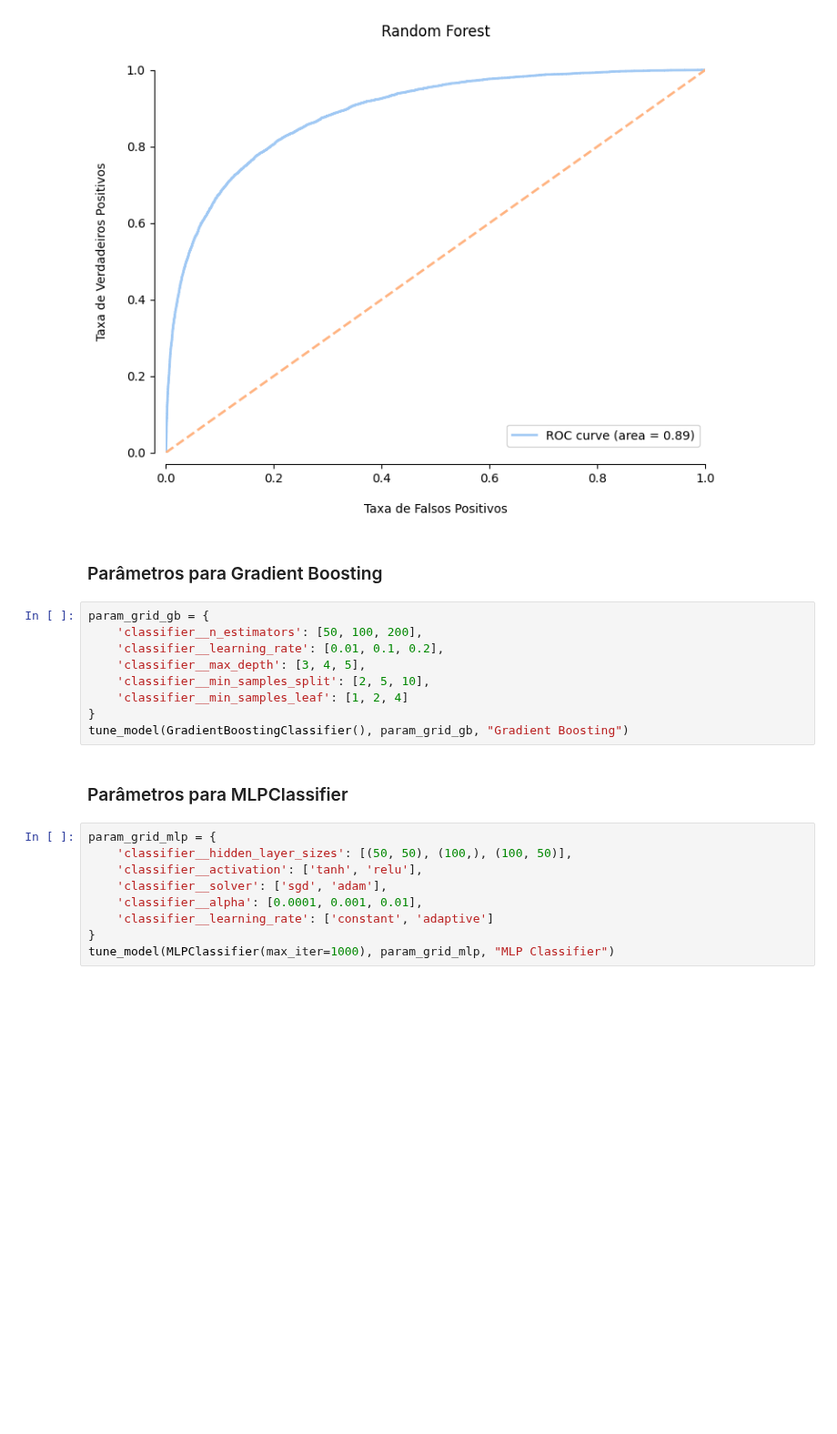
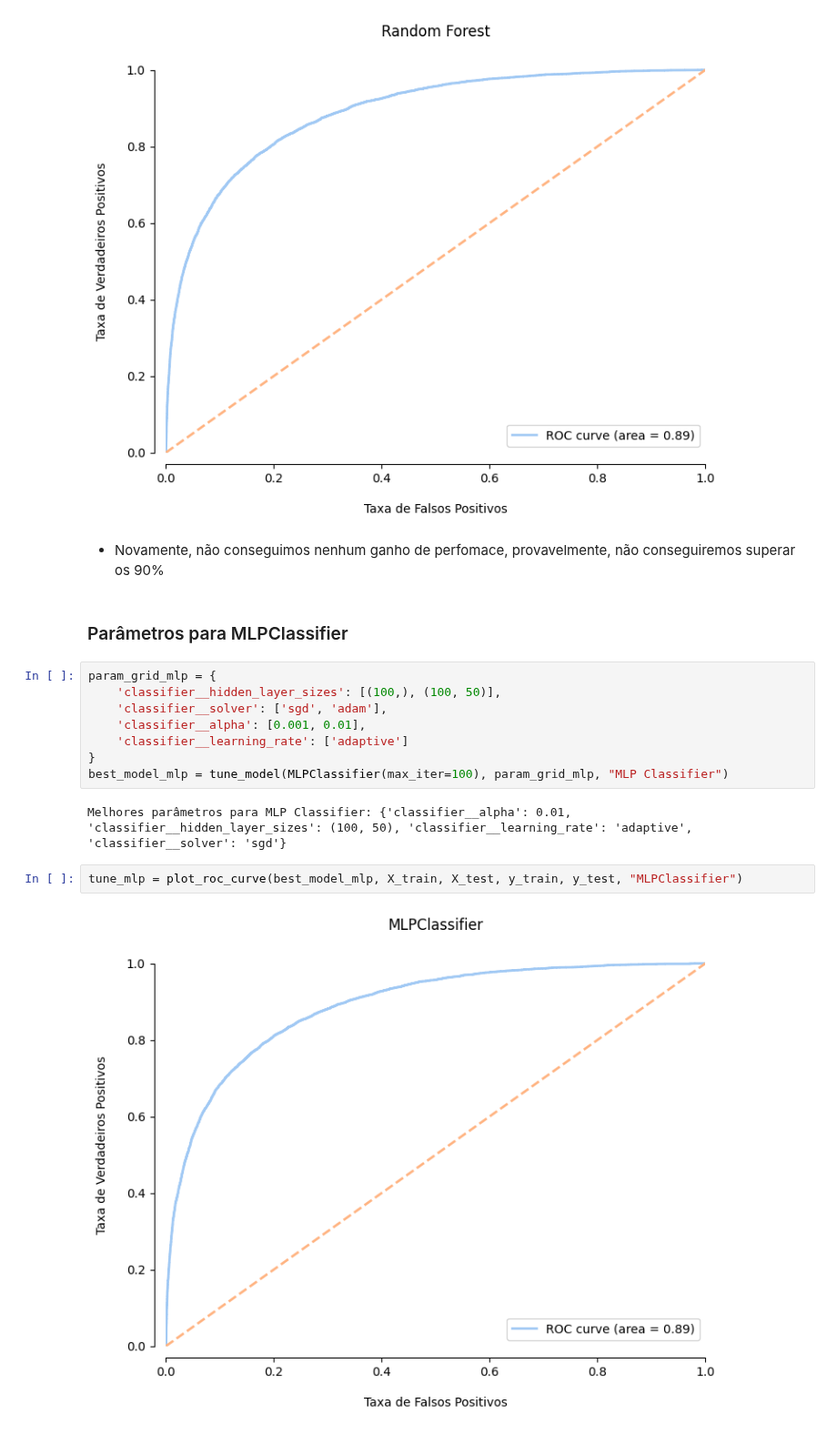
Before and after one commit to guievbs/bank-churn-prediction, a Jupyter notebook: src/models/ml_models.ipynb, the cells around one changed output. Shown at 91% size. Cells and saved outputs as stored; diff of their text form; blank space fills up the shorter version.

Commit message:
feat: adiciona hiperparâmetros para o MLPClassifier

```diff
--- a/src/models/ml_models.ipynb
+++ b/src/models/ml_models.ipynb
@@ -150,25 +150,21 @@ Melhores parâmetros para Random Forest: {'classifier__max_depth': 10, 'classifi
 tune_rf = plot_roc_curve(best_model_rf, X_train, X_test, y_train, y_test, rf)
 # %% [output]
 [figure]
-# %% [markdown]
-### Parâmetros para Gradient Boosting
-# %%
-param_grid_gb = {
-    'classifier__n_estimators': [50, 100, 200],
-    'classifier__learning_rate': [0.01, 0.1, 0.2],
-    'classifier__max_depth': [3, 4, 5],
-    'classifier__min_samples_split': [2, 5, 10],
-    'classifier__min_samples_leaf': [1, 2, 4]
-}
-tune_model(GradientBoostingClassifier(), param_grid_gb, "Gradient Boosting")
+# %% [markdown]
+- Novamente, não conseguimos nenhum ganho de perfomace, provavelmente, não conseguiremos superar os 90%
 # %% [markdown]
 ### Parâmetros para MLPClassifier
 # %%
 param_grid_mlp = {
-    'classifier__hidden_layer_sizes': [(50, 50), (100,), (100, 50)],
-    'classifier__activation': ['tanh', 'relu'],
+    'classifier__hidden_layer_sizes': [(100,), (100, 50)],
     'classifier__solver': ['sgd', 'adam'],
-    'classifier__alpha': [0.0001, 0.001, 0.01],
-    'classifier__learning_rate': ['constant', 'adaptive']
+    'classifier__alpha': [0.001, 0.01],
+    'classifier__learning_rate': ['adaptive']
 }
-tune_model(MLPClassifier(max_iter=1000), param_grid_mlp, "MLP Classifier")
+best_model_mlp = tune_model(MLPClassifier(max_iter=100), param_grid_mlp, "MLP Classifier")
+# %% [output]
+Melhores parâmetros para MLP Classifier: {'classifier__alpha': 0.01, 'classifier__hidden_layer_sizes': (100, 50), 'classifier__learning_rate': 'adaptive', 'classifier__solver': 'sgd'}
+# %%
+tune_mlp = plot_roc_curve(best_model_mlp, X_train, X_test, y_train, y_test, "MLPClassifier")
+# %% [output]
+[figure, added]
```
Also changed, not shown: parts of 3 cells of this notebook, 1 other file.
